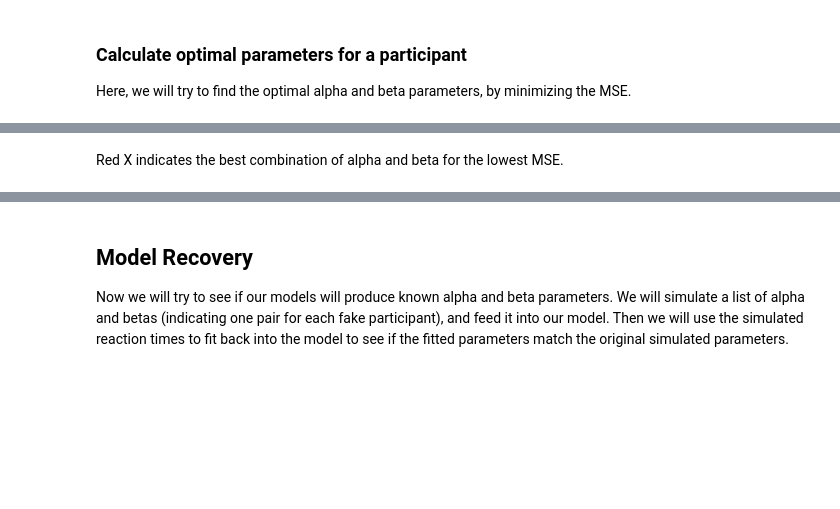
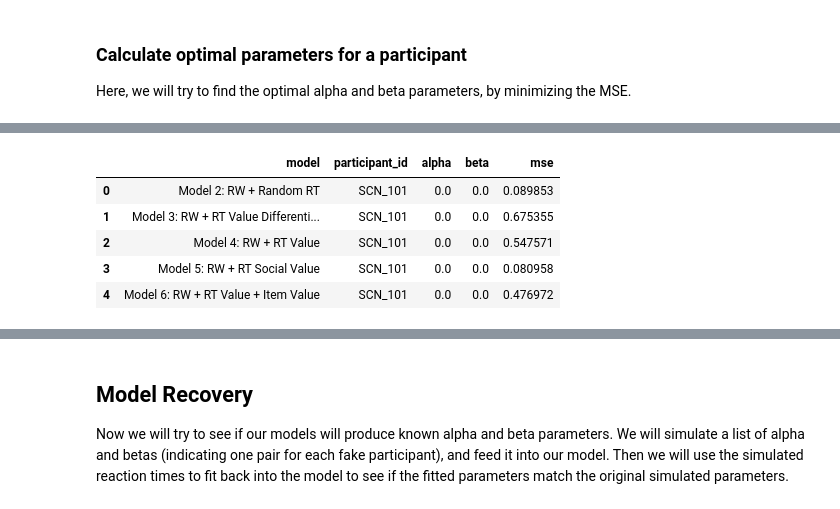
Before and after one commit to hspopal/scon_social_reward, a Jupyter notebook: code/social_reward_modeling.ipynb, the cells around one changed output, grey strips where cells are left out. Drawn from its saved outputs; the diff is of its cells as text; code cells hidden in the pictures; blank space fills up the shorter version.

```diff
--- a/code/social_reward_modeling.ipynb
+++ b/code/social_reward_modeling.ipynb
@@ -649,2 +651,12 @@ parameter_mse_plot.plot(min_mse['alpha'],min_mse['beta'],'x',ms=10,mec='r',mfc='
-# %% [markdown]
-Red X indicates the best combination of alpha and beta for the lowest MSE.
+# %%
+model_fit_results = pd.read_csv(outp_dir+'/model_fit_results.csv')
+model_fit_results['alpha'] = model_fit_results['alpha'].round(2)
+model_fit_results['beta'] = model_fit_results['beta'].round(2)
+model_fit_results.head()
+# %% [output]
+|  | model | participant_id | alpha | beta | mse |
+| 0 | Model 2: RW + Random RT | SCN_101 | 0.0 | 0.0 | 0.089853 |
+| 1 | Model 3: RW + RT Value Differenti... | SCN_101 | 0.0 | 0.0 | 0.675355 |
+| 2 | Model 4: RW + RT Value | SCN_101 | 0.0 | 0.0 | 0.547571 |
+| 3 | Model 5: RW + RT Social Value | SCN_101 | 0.0 | 0.0 | 0.080958 |
+| 4 | Model 6: RW + RT Value + Item Value | SCN_101 | 0.0 | 0.0 | 0.476972 |
```
Also changed, not shown: parts of 20 cells of this notebook, 1 other file.
